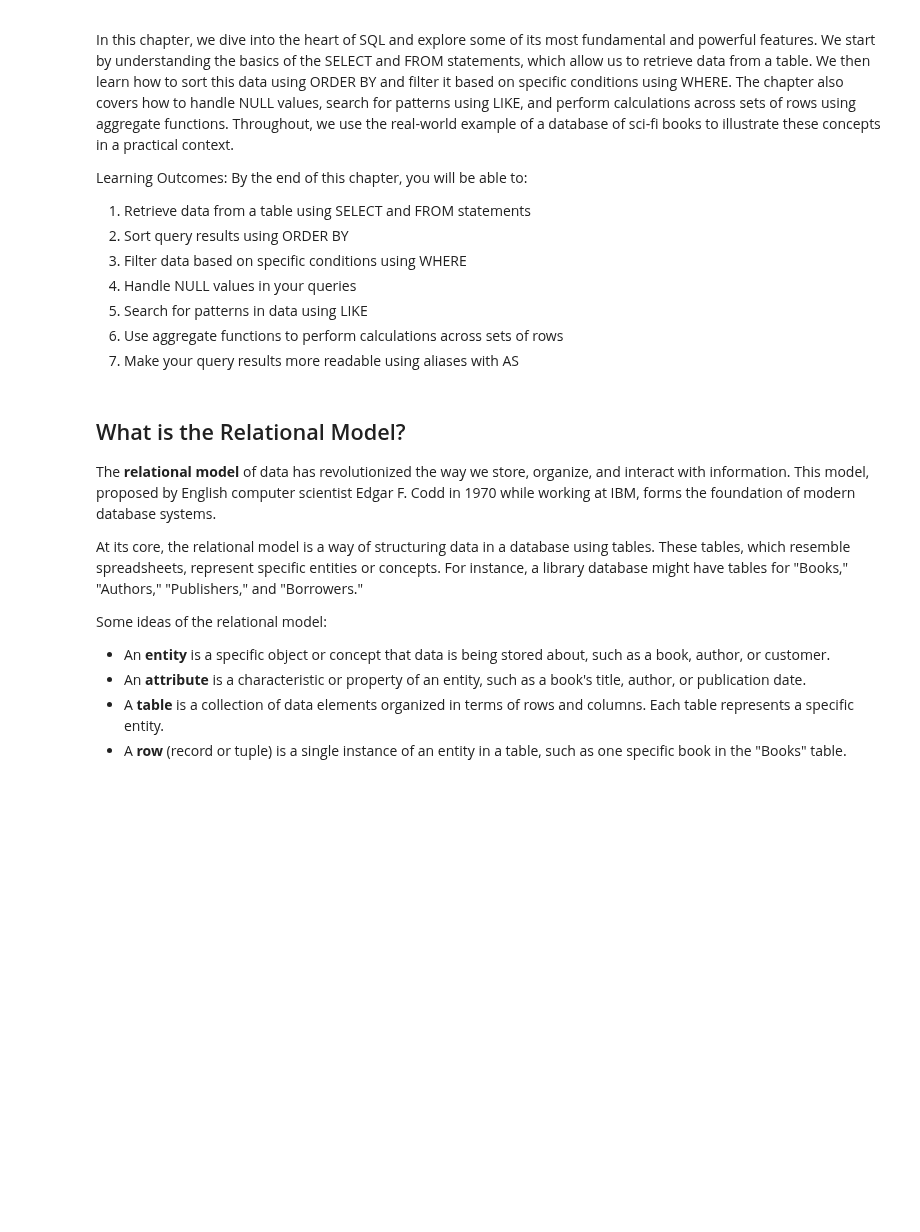
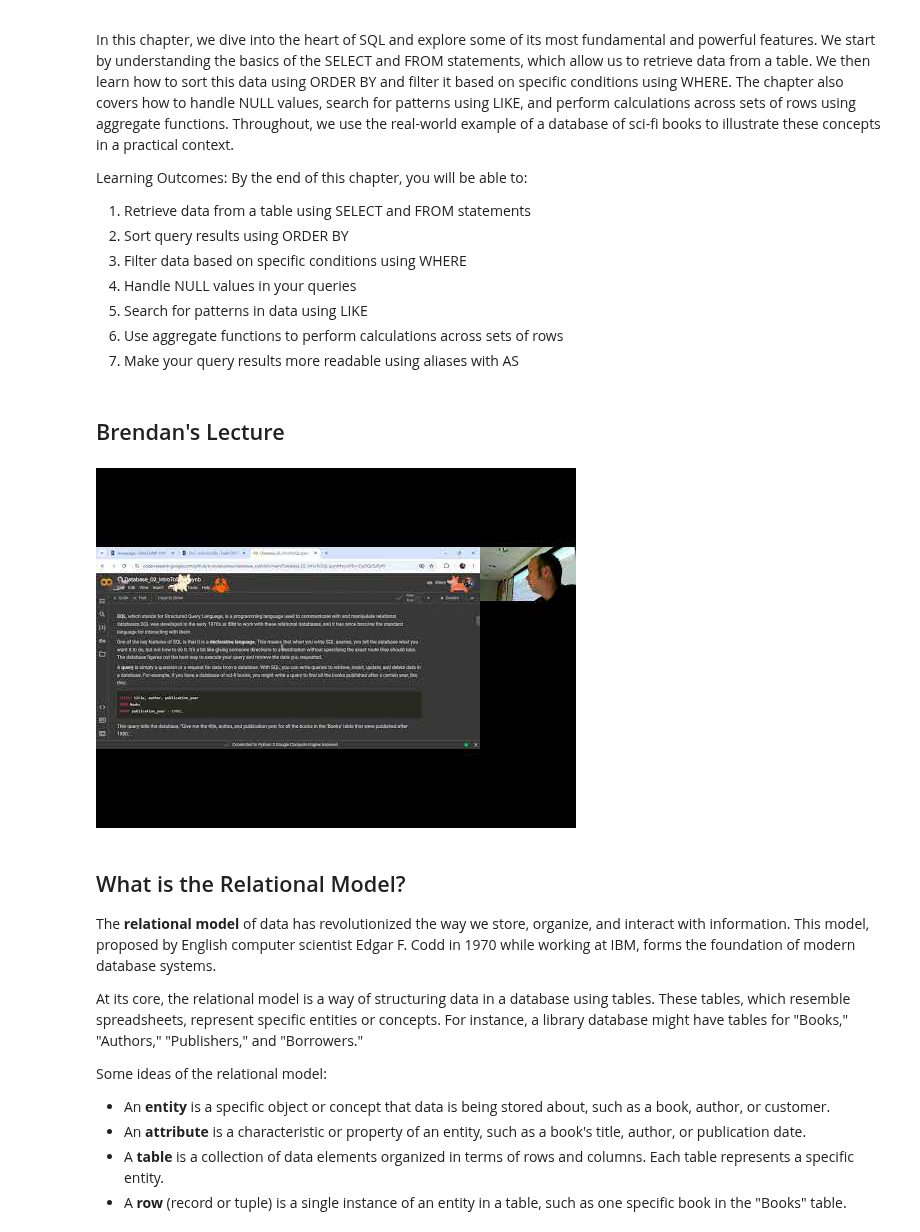
Before and after one commit to brendanpshea/database_sql, a Jupyter notebook: Database_02_IntroToSQL.ipynb, the cells around one changed output. Saved outputs shown, nothing was run; the diff lists cells and outputs as text; code cells hidden in the pictures; blank space fills up the shorter version.

```diff
--- a/Database_02_IntroToSQL.ipynb
+++ b/Database_02_IntroToSQL.ipynb
@@ -14,6 +14,13 @@ Learning Outcomes: By the end of this chapter, you will be able to:
 5.  Search for patterns in data using LIKE
 6.  Use aggregate functions to perform calculations across sets of rows
 7.  Make your query results more readable using aliases with AS
+# %% [markdown]
+## Brendan's Lecture
+# %%
+from IPython.display import YouTubeVideo
+YouTubeVideo('jGRayCfr2xQ', width=800, height=500)
+# %% [output]
+[figure, added]
 # %% [markdown]
 ##  What is the Relational Model?
 
```
